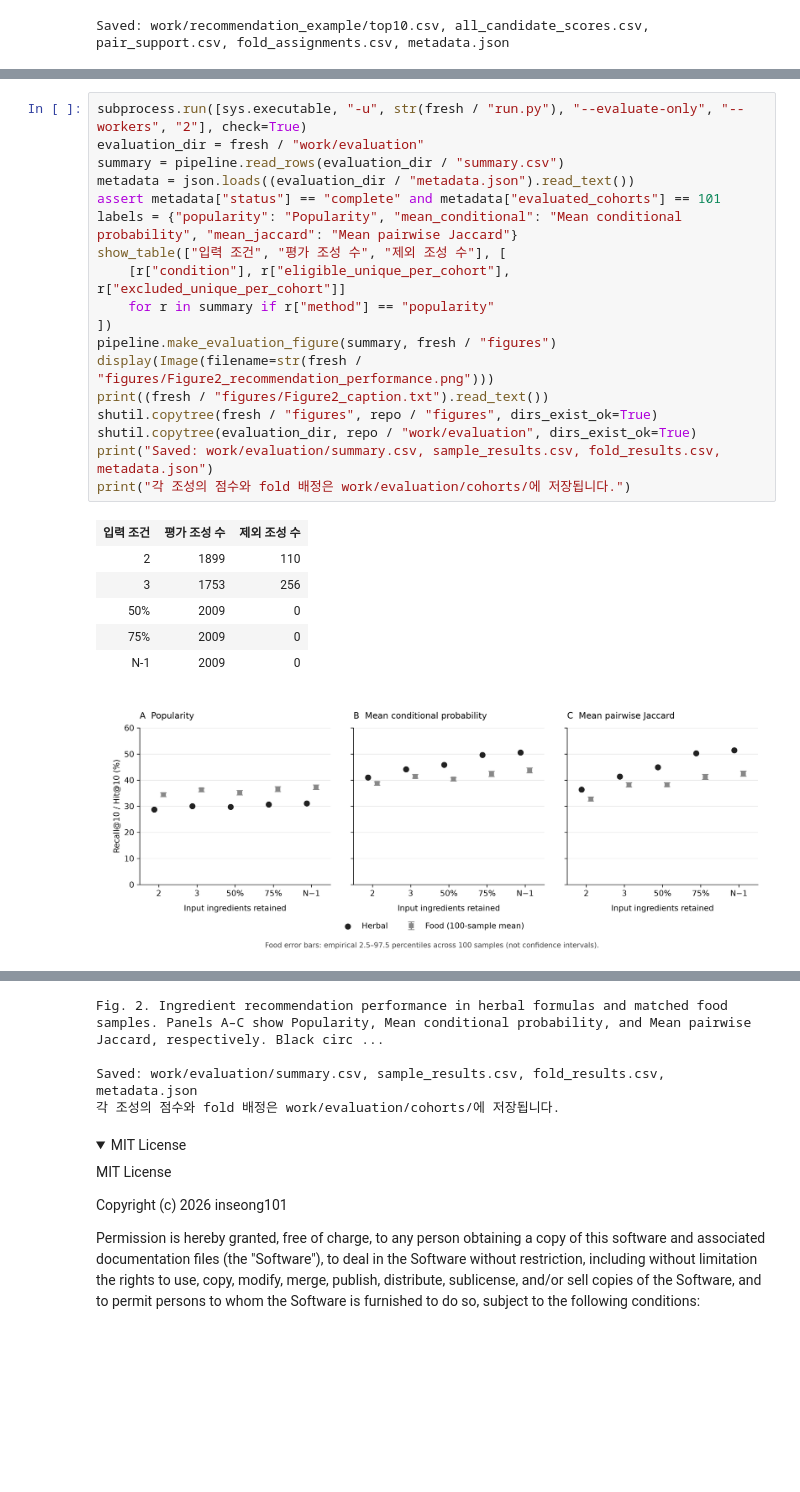
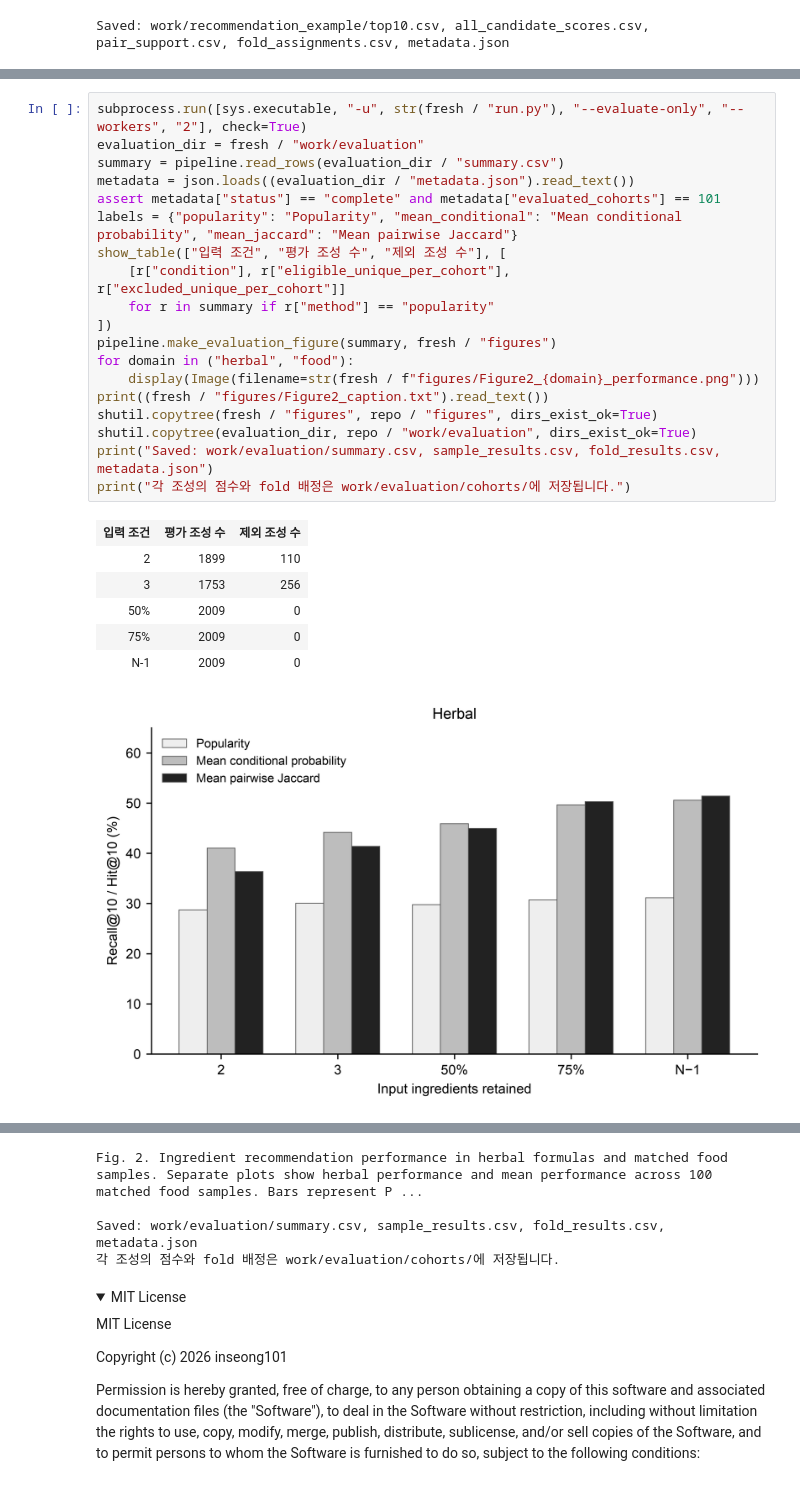
Before and after one commit to inseong101/HerbalFormulaCompletion, a Jupyter notebook: Colab.ipynb, the cells around one changed output, grey strips where cells are left out. Drawn from its saved outputs; the diff is of its cells as text; folded sections open; blank space fills up the shorter version.

Commit message:
Separate herbal and food performance plots in Figure 1 style

```diff
--- a/Colab.ipynb
+++ b/Colab.ipynb
@@ -430,26 +430,27 @@ Saved: work/recommendation_example/top10.csv, all_candidate_scores.csv, pair_sup
 # %%
 subprocess.run([sys.executable, "-u", str(fresh / "run.py"), "--evaluate-only", "--workers", "2"], check=True)
 evaluation_dir = fresh / "work/evaluation"
 summary = pipeline.read_rows(evaluation_dir / "summary.csv")
 metadata = json.loads((evaluation_dir / "metadata.json").read_text())
 assert metadata["status"] == "complete" and metadata["evaluated_cohorts"] == 101
 labels = {"popularity": "Popularity", "mean_conditional": "Mean conditional probability", "mean_jaccard": "Mean pairwise Jaccard"}
 show_table(["입력 조건", "평가 조성 수", "제외 조성 수"], [
     [r["condition"], r["eligible_unique_per_cohort"], r["excluded_unique_per_cohort"]]
     for r in summary if r["method"] == "popularity"
 ])
 pipeline.make_evaluation_figure(summary, fresh / "figures")
-display(Image(filename=str(fresh / "figures/Figure2_recommendation_performance.png")))
+for domain in ("herbal", "food"):
+    display(Image(filename=str(fresh / f"figures/Figure2_{domain}_performance.png")))
 print((fresh / "figures/Figure2_caption.txt").read_text())
 shutil.copytree(fresh / "figures", repo / "figures", dirs_exist_ok=True)
 shutil.copytree(evaluation_dir, repo / "work/evaluation", dirs_exist_ok=True)
 print("Saved: work/evaluation/summary.csv, sample_results.csv, fold_results.csv, metadata.json")
 print("각 조성의 점수와 fold 배정은 work/evaluation/cohorts/에 저장됩니다.")
 # %% [output]
 | 입력 조건 | 평가 조성 수 | 제외 조성 수 |
 | 2 | 1899 | 110 |
 | 3 | 1753 | 256 |
 | 50% | 2009 | 0 |
 | 75% | 2009 | 0 |
 | N-1 | 2009 | 0 |
-[figure, old version]
+[figure, new version]
@@ -456,4 +458,4 @@ print("각 조성의 점수와 fold 배정은 work/evaluation/cohorts/에 저장
-Fig. 2. Ingredient recommendation performance in herbal formulas and matched food samples. Panels A–C show Popularity, Mean conditional probability, and Mean pairwise Jaccard, respectively. Black circ ...
+Fig. 2. Ingredient recommendation performance in herbal formulas and matched food samples. Separate plots show herbal performance and mean performance across 100 matched food samples. Bars represent P ...
 
 Saved: work/evaluation/summary.csv, sample_results.csv, fold_results.csv, metadata.json
 각 조성의 점수와 fold 배정은 work/evaluation/cohorts/에 저장됩니다.
```
Also changed, not shown: parts of 2 cells of this notebook, 11 other files.
